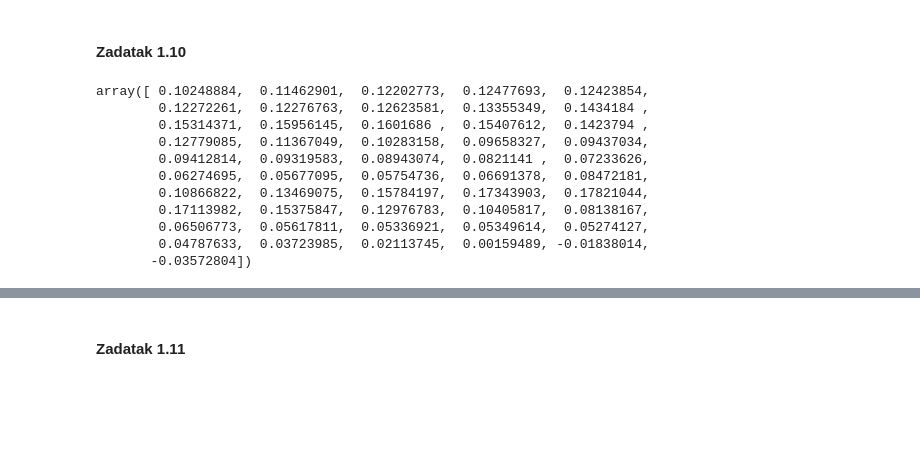
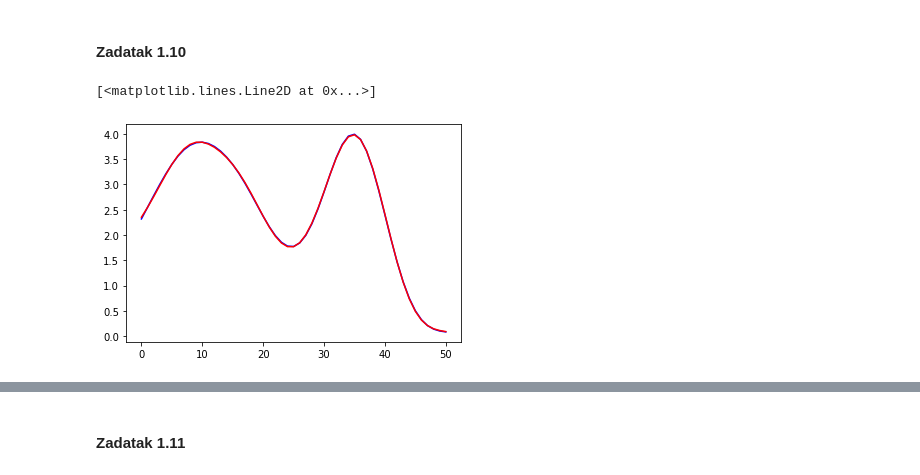
Before and after one commit to elladetic/STEM_GAMES_2022, a Jupyter notebook: Dan 1/code.ipynb, the cells around one changed output, grey strips where cells are left out. Saved outputs shown, nothing was run; the diff lists cells and outputs as text; code cells hidden in the pictures; blank space fills up the shorter version.

Commit message:
Podaci i novi notebook

```diff
--- a/Dan 1/code.ipynb
+++ b/Dan 1/code.ipynb
@@ -245,42 +245,48 @@ y = np.array([3.261671620770699054,
 5.807134894841067485,
 5.925140742056281162,
 5.989597964881554049,
 5.720574349237350198,
 5.846787214257697762,
 5.265735556635560144,
 5.038427555759247944,
 4.764525884147250423,
 3.998214323047016627,
 3.633998966522085539,
 3.421210452193904850,
 2.784834349537579801,
 2.504925332479407629,
 2.031076506135093052,
 1.661245746239728760,
 1.163261824374513420,
 1.012201931295549473,
 0.6703061826806112622,
 0.5219907838710826642])
 
 k = np.linspace(0,1,51)
 H = toeplitz(scipy.stats.norm(0, 0.1).pdf(k), scipy.stats.norm(0, 0.1).pdf(k))
 #Za R(x)=norma(x,2)
 I=np.eye(51)
 A1=np.concatenate((H,I))
 U, S, Vt = la.svd(A1)
 S_inv = np.zeros(A1.shape).T
 S_inv[:51,:51] = np.diag(1/S[:51])
-x_1= Vt.T.dot(S_inv).dot(U[:51].T).dot(y)
+y_novi=np.concatenate((y,np.transpose(np.zeros(51))))
+x_1= Vt.T.dot(S_inv).dot(U.T).dot(y_novi)
 x_1
+
+#Za R(x)=norm(delta(x),2)
+#A= [H; delta], delta= na dijagonali 1, na donjoj sporednoj dijagonali -1
+
+for i in range(50):
+    I[i+1,i]=-1;
+A2= np.concatenate((H,I))
+A2_inv=np.linalg.pinv(A2)
+x_2=np.dot(A2_inv,y_novi);
+x_2
+
+i = np.arange(0,51,1)
+plt.plot(i, abs(x_1-x_real), color="blue")
+plt.plot(i, abs(x_2-x_real), color="red")
 # %% [output]
-array([ 0.10248884,  0.11462901,  0.12202773,  0.12477693,  0.12423854,
-        0.12272261,  0.12276763,  0.12623581,  0.13355349,  0.1434184 ,
-        0.15314371,  0.15956145,  0.1601686 ,  0.15407612,  0.1423794 ,
-        0.12779085,  0.11367049,  0.10283158,  0.09658327,  0.09437034,
-        0.09412814,  0.09319583,  0.08943074,  0.0821141 ,  0.07233626,
-        0.06274695,  0.05677095,  0.05754736,  0.06691378,  0.08472181,
-        0.10866822,  0.13469075,  0.15784197,  0.17343903,  0.17821044,
-        0.17113982,  0.15375847,  0.12976783,  0.10405817,  0.08138167,
-        0.06506773,  0.05617811,  0.05336921,  0.05349614,  0.05274127,
-        0.04787633,  0.03723985,  0.02113745,  0.00159489, -0.01838014,
-       -0.03572804])
+[<matplotlib.lines.Line2D at 0x...>]
+[figure, added]
```
Also changed, not shown: parts of 1 cell of this notebook, 9 other files.
